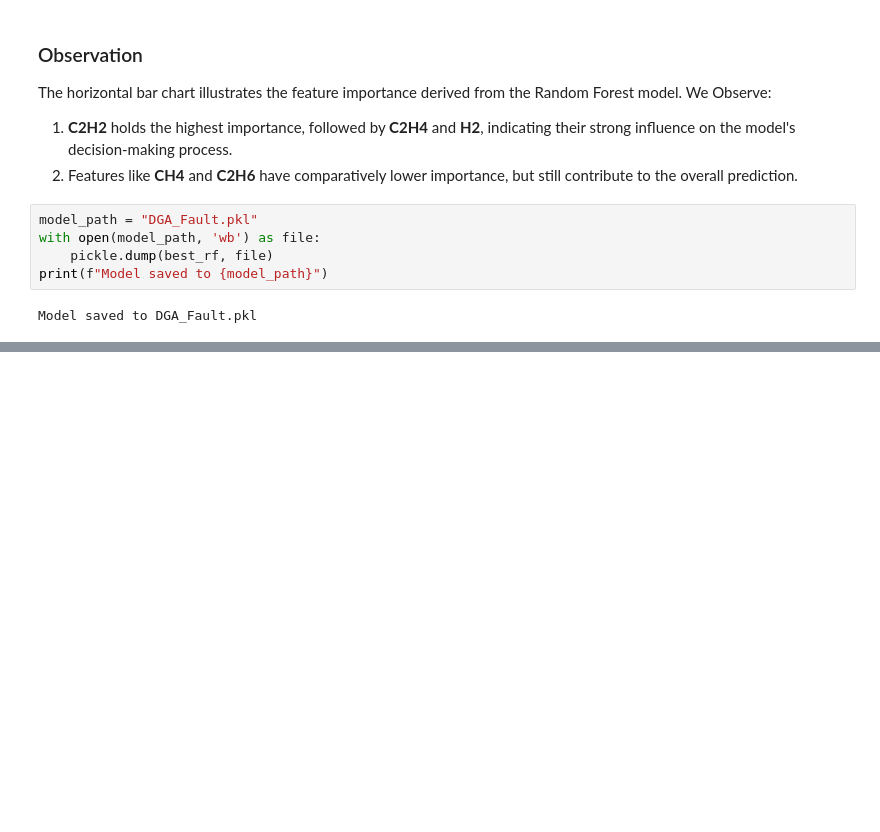
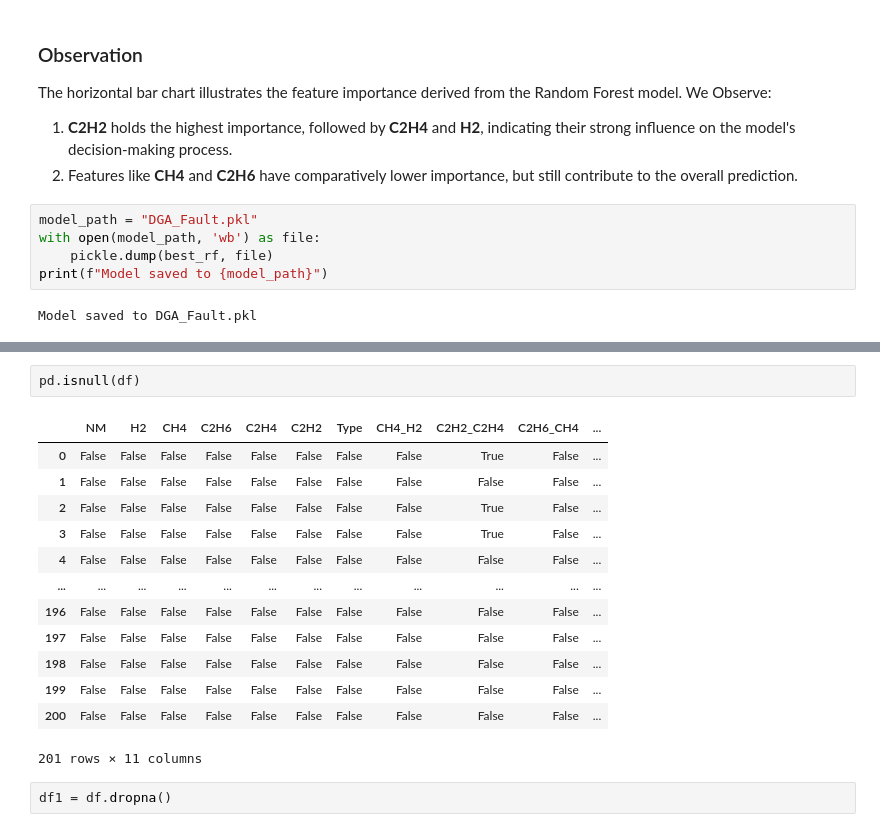
Before and after one commit to sagneeksengupta/Transformer-Fault, a Jupyter notebook: transformers_fault.ipynb, the cells around one changed output, grey strips where cells are left out. Saved outputs shown, nothing was run; the diff lists cells and outputs as text; blank space fills up the shorter version.

```diff
--- a/transformers_fault.ipynb
+++ b/transformers_fault.ipynb
@@ -177,0 +194,18 @@ Model saved to DGA_Fault.pkl
+# %%
+pd.isnull(df)
+# %% [output]
+|  | NM | H2 | CH4 | C2H6 | C2H4 | C2H2 | Type | CH4_H2 | C2H2_C2H4 | C2H6_CH4 | ... |
+| 0 | False | False | False | False | False | False | False | False | True | False | ... |
+| 1 | False | False | False | False | False | False | False | False | False | False | ... |
+| 2 | False | False | False | False | False | False | False | False | True | False | ... |
+| 3 | False | False | False | False | False | False | False | False | True | False | ... |
+| 4 | False | False | False | False | False | False | False | False | False | False | ... |
+| ... | ... | ... | ... | ... | ... | ... | ... | ... | ... | ... | ... |
+| 196 | False | False | False | False | False | False | False | False | False | False | ... |
+| 197 | False | False | False | False | False | False | False | False | False | False | ... |
+| 198 | False | False | False | False | False | False | False | False | False | False | ... |
+| 199 | False | False | False | False | False | False | False | False | False | False | ... |
+| 200 | False | False | False | False | False | False | False | False | False | False | ... |
+201 rows × 11 columns
+# %%
+df1 = df.dropna()
```
Also changed, not shown: parts of 6 cells of this notebook.
